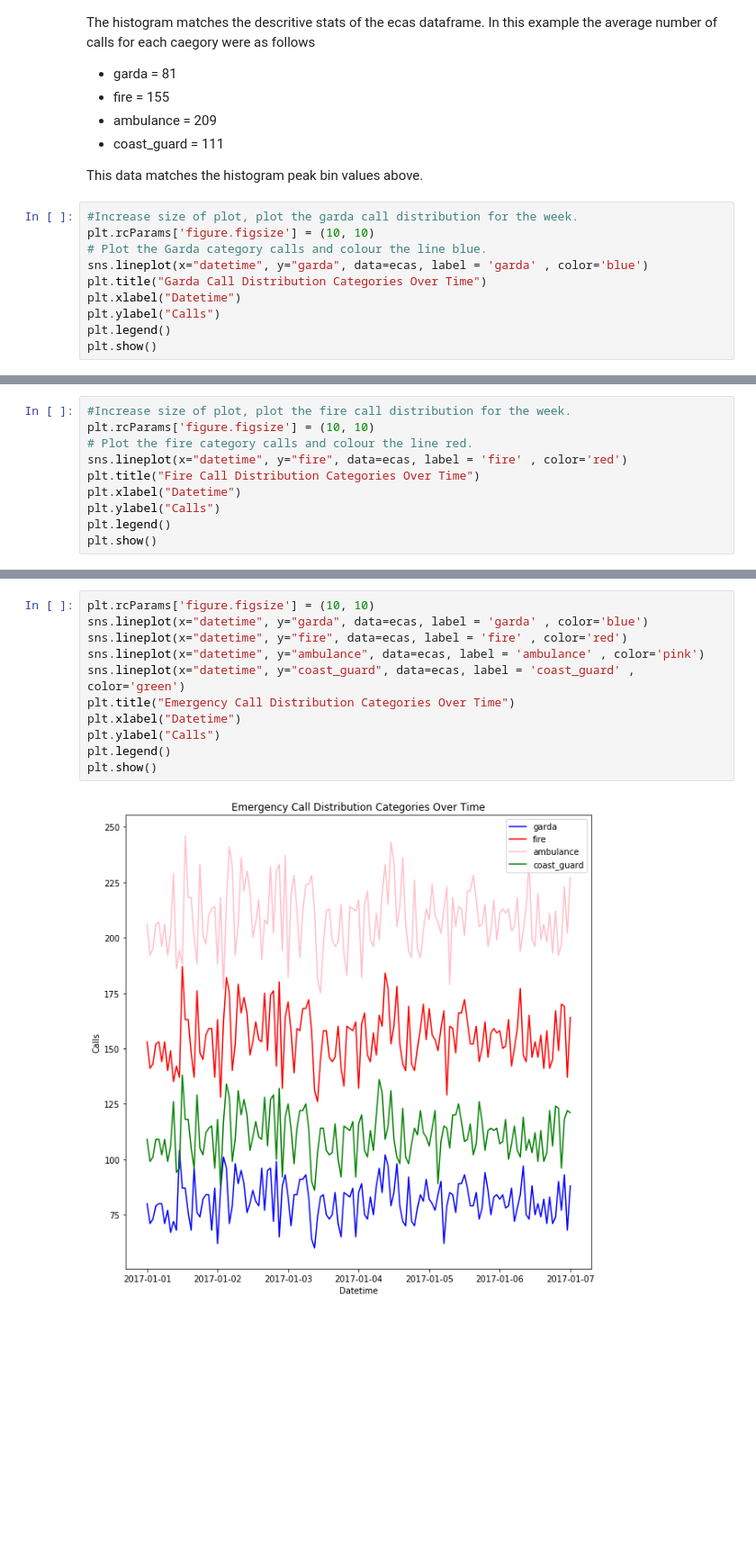
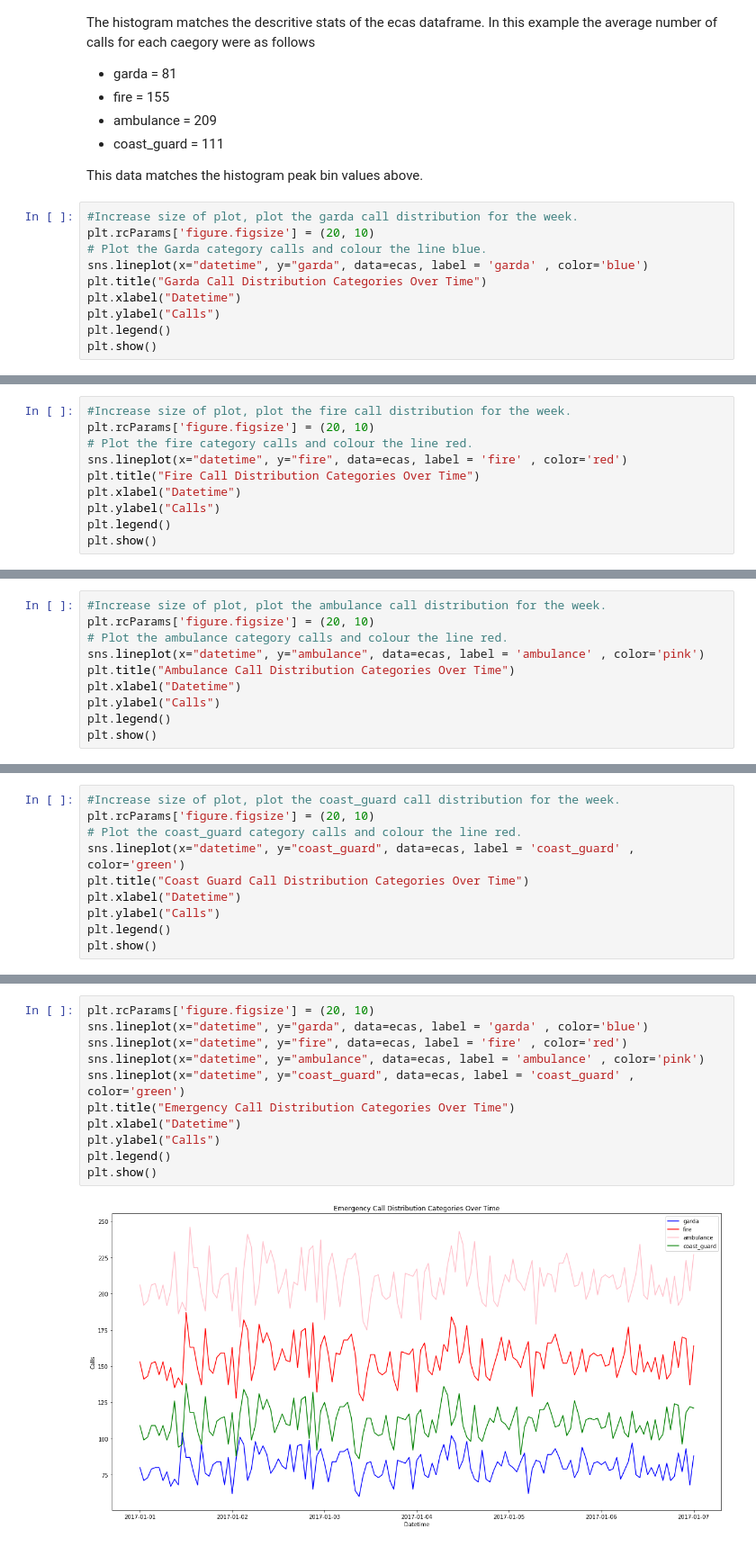
Before and after one commit to moranneil/Programming-For-Data-Analysis-Project-2019, a Jupyter notebook: Programming-For-Data-Analysis-Project-2019.ipynb, the cells around one changed output, grey strips where cells are left out. Shown: that part at 90% size. Drawn from its saved outputs; the diff is of its cells as text; blank space fills up the shorter version.

```diff
--- a/Programming-For-Data-Analysis-Project-2019.ipynb
+++ b/Programming-For-Data-Analysis-Project-2019.ipynb
@@ -571,7 +574,7 @@ The histogram matches the descritive stats of the ecas dataframe. In this exampl
 This data matches the histogram peak bin values above.
 # %%
 #Increase size of plot, plot the garda call distribution for the week.
-plt.rcParams['figure.figsize'] = (10, 10)
+plt.rcParams['figure.figsize'] = (20, 10)
 # Plot the Garda category calls and colour the line blue.
 sns.lineplot(x="datetime", y="garda", data=ecas, label = 'garda' , color='blue')
 plt.title("Garda Call Distribution Categories Over Time")
@@ -592,7 +595,7 @@ From the plot above the following observations can be seen.
 4. Averge calls it can be seen is around 80 calls per hour, the stats also reflect this.
 # %%
 #Increase size of plot, plot the fire call distribution for the week.
-plt.rcParams['figure.figsize'] = (10, 10)
+plt.rcParams['figure.figsize'] = (20, 10)
 # Plot the fire category calls and colour the line red.
 sns.lineplot(x="datetime", y="fire", data=ecas, label = 'fire' , color='red')
 plt.title("Fire Call Distribution Categories Over Time")
@@ -604,0 +617,10 @@ plt.show()
+# %%
+#Increase size of plot, plot the ambulance call distribution for the week.
+plt.rcParams['figure.figsize'] = (20, 10)
+# Plot the ambulance category calls and colour the line red.
+sns.lineplot(x="datetime", y="ambulance", data=ecas, label = 'ambulance' , color='pink')
+plt.title("Ambulance Call Distribution Categories Over Time")
+plt.xlabel("Datetime")
+plt.ylabel("Calls")
+plt.legend()
+plt.show()
@@ -604,0 +638,10 @@ plt.show()
+# %%
+#Increase size of plot, plot the coast_guard call distribution for the week.
+plt.rcParams['figure.figsize'] = (20, 10)
+# Plot the coast_guard category calls and colour the line red.
+sns.lineplot(x="datetime", y="coast_guard", data=ecas, label = 'coast_guard' , color='green')
+plt.title("Coast Guard Call Distribution Categories Over Time")
+plt.xlabel("Datetime")
+plt.ylabel("Calls")
+plt.legend()
+plt.show()
@@ -605,13 +663,13 @@ plt.show()
 # %%
-plt.rcParams['figure.figsize'] = (10, 10)
+plt.rcParams['figure.figsize'] = (20, 10)
 sns.lineplot(x="datetime", y="garda", data=ecas, label = 'garda' , color='blue')
 sns.lineplot(x="datetime", y="fire", data=ecas, label = 'fire' , color='red')
 sns.lineplot(x="datetime", y="ambulance", data=ecas, label = 'ambulance' , color='pink')
 sns.lineplot(x="datetime", y="coast_guard", data=ecas, label = 'coast_guard' , color='green')
 plt.title("Emergency Call Distribution Categories Over Time")
 plt.xlabel("Datetime")
 plt.ylabel("Calls")
 plt.legend()
 plt.show()
 # %% [output]
-[figure, old version]
+[figure, new version]
```
Also changed, not shown: parts of 16 cells of this notebook.
